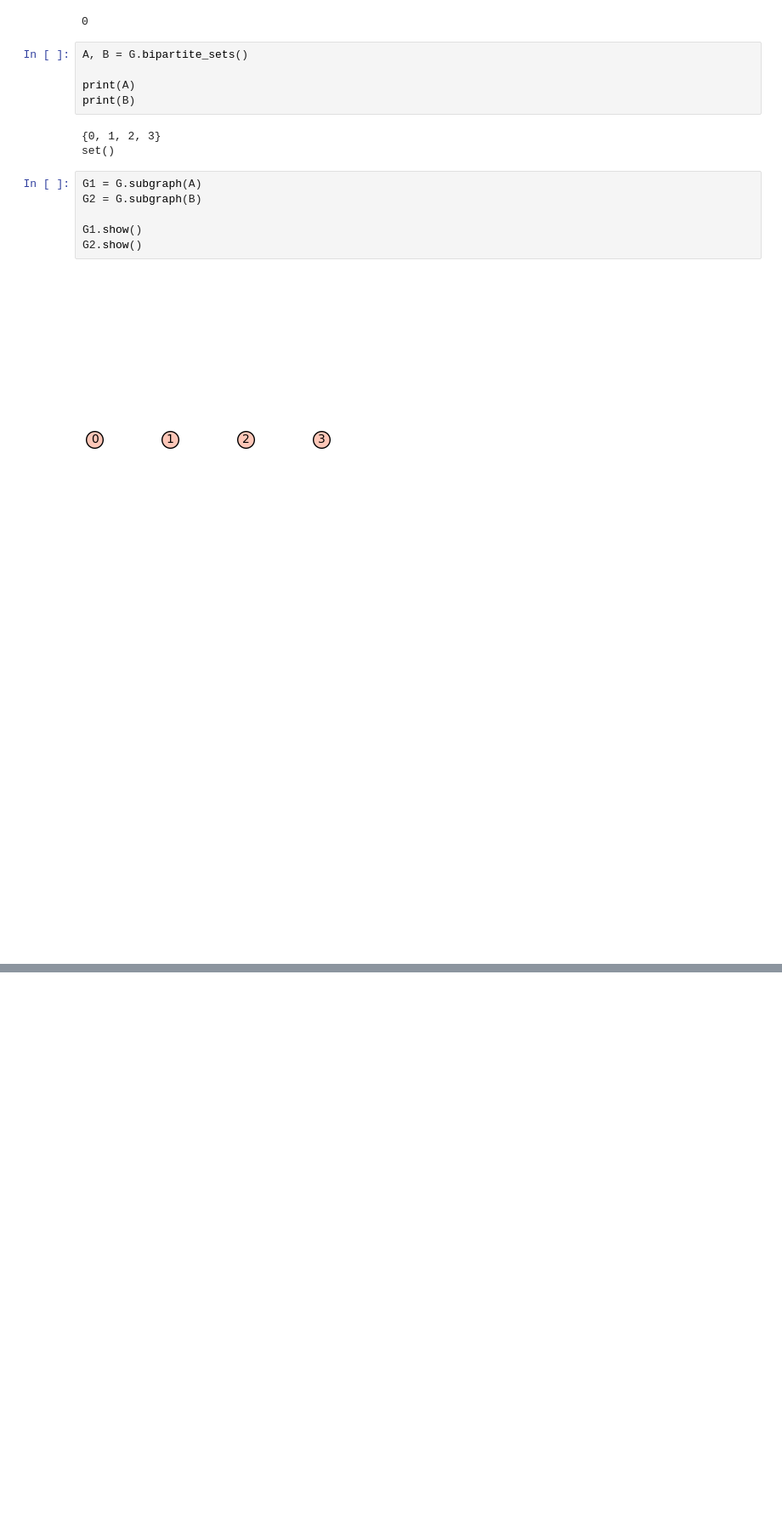
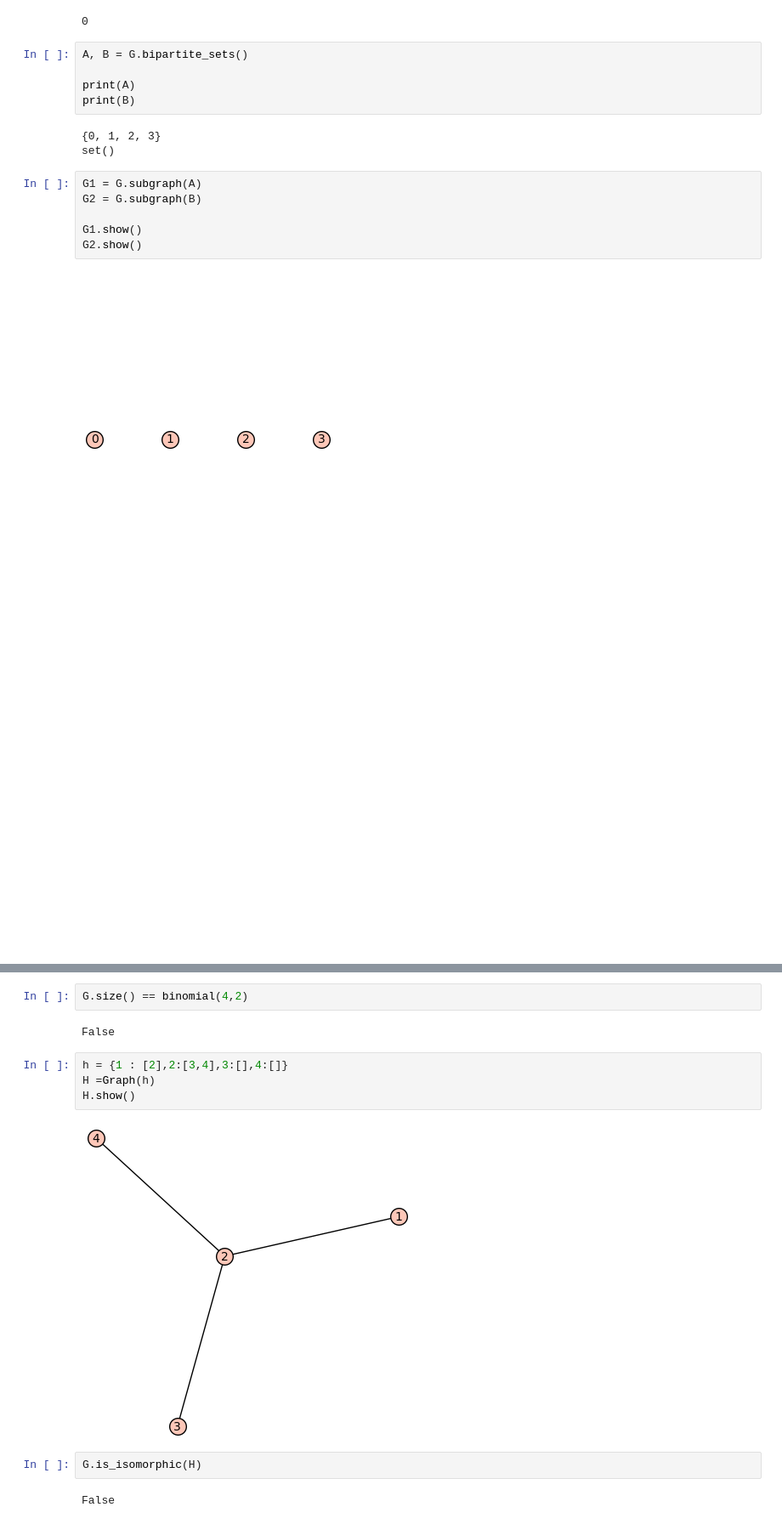
Before and after one commit to byteboy14/MATH_LAB, a Jupyter notebook: graph_theory/graph_theory_draft.ipynb, the cells around one changed output, grey strips where cells are left out. Shown at 85% size. Saved outputs shown, nothing was run; the diff lists cells and outputs as text; blank space fills up the shorter version.

```diff
--- a/graph_theory/graph_theory_draft.ipynb
+++ b/graph_theory/graph_theory_draft.ipynb
@@ -75,0 +81,14 @@ G2.show()
+# %%
+G.size() == binomial(4,2)
+# %% [output]
+False
+# %%
+h = {1 : [2],2:[3,4],3:[],4:[]}
+H =Graph(h)
+H.show()
+# %% [output]
+[figure, added]
+# %%
+G.is_isomorphic(H)
+# %% [output]
+False
```
Also changed, not shown: parts of 3 cells of this notebook, 1 other file.
